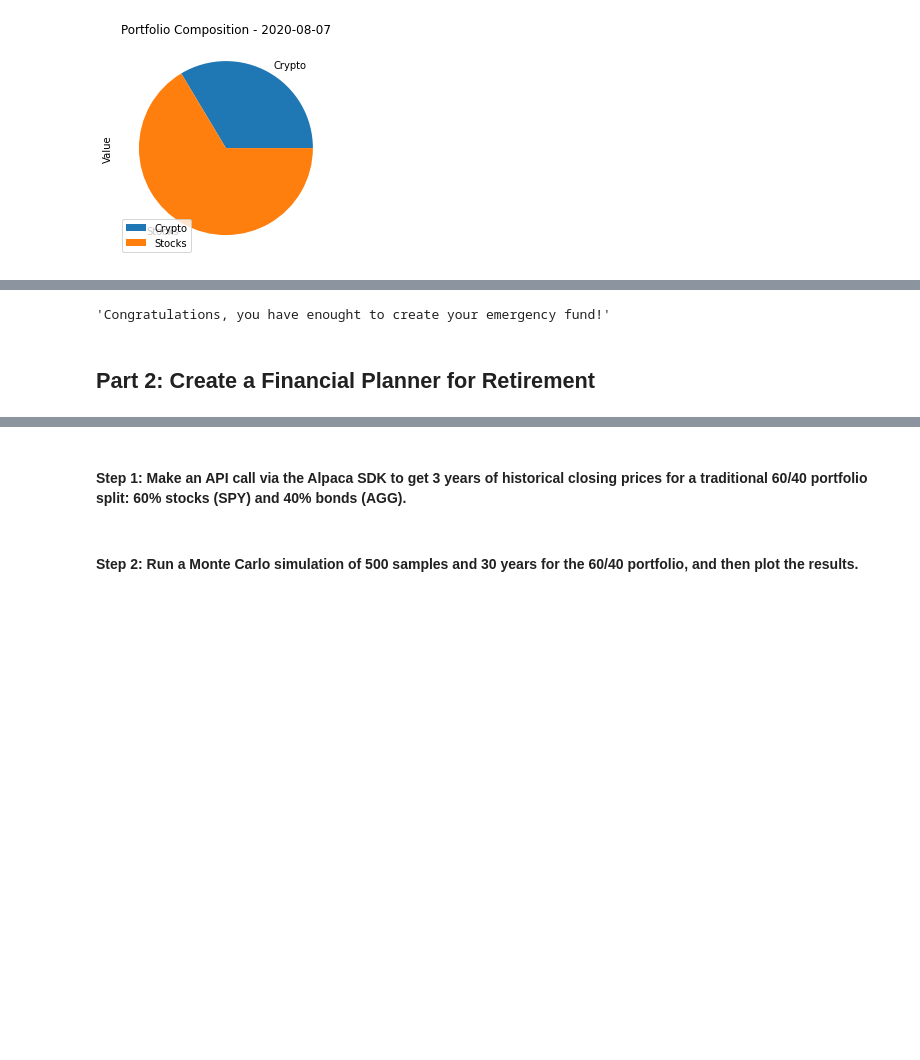
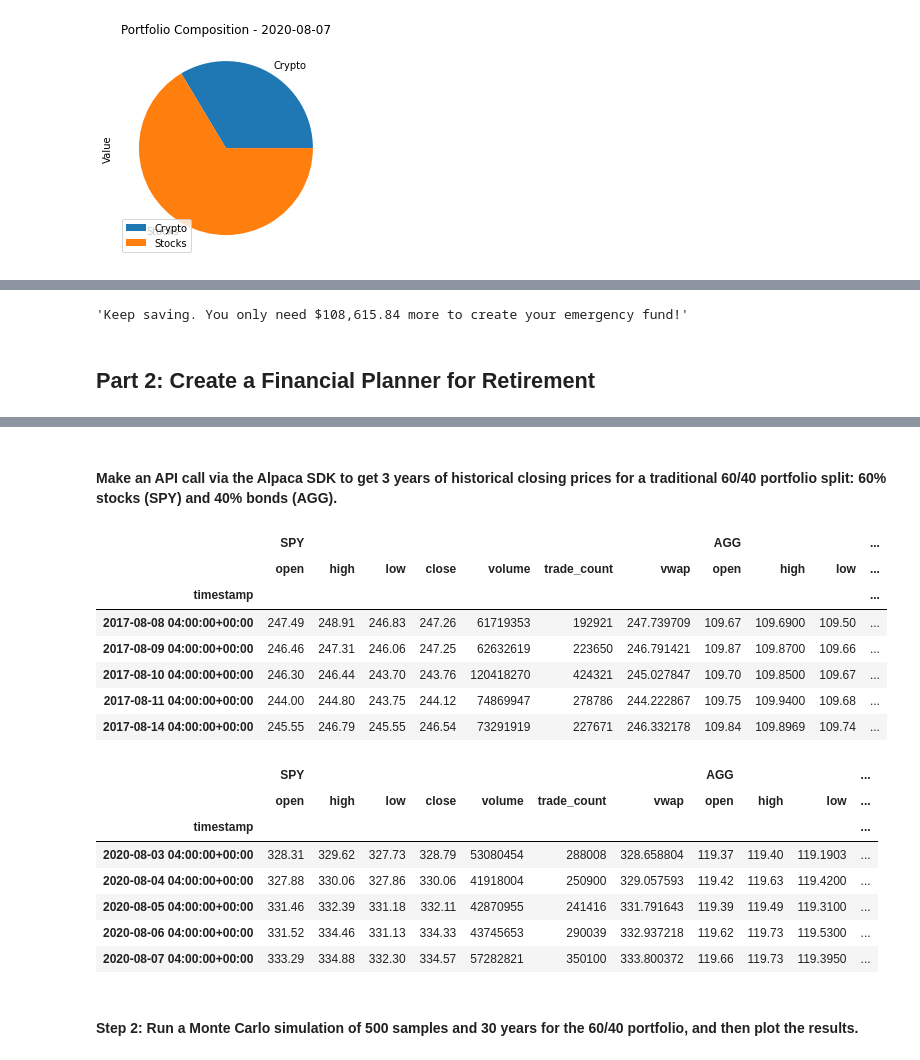
Before and after one commit to jgrichardson/emergency_and_retirement, a Jupyter notebook: financial_planning_tools.ipynb, the cells around one changed output, grey strips where cells are left out. Cells and saved outputs as stored; diff of their text form; code cells hidden in the pictures; blank space fills up the shorter version.

Commit message:
get 3 years of historical data for stocks from alpaca api

```diff
--- a/financial_planning_tools.ipynb
+++ b/financial_planning_tools.ipynb
@@ -280,9 +280,9 @@ if total_portfolio > emergency_fund_value:
 elif total_portfolio == emergency_fund_value:
     display("Congratulations, you have reached an important milestone to be able to create your emergency fund!")
 else:
-    display(print(f"Keep saving. You only need ${(emergency_fund_value - total_portfolio):,.2f} more to create your emergency fund!"))
+    display(f"Keep saving. You only need ${(emergency_fund_value - total_portfolio):,.2f} more to create your emergency fund!")
 # %% [output]
-'Congratulations, you have enought to create your emergency fund!'
+'Keep saving. You only need $108,615.84 more to create your emergency fund!'
 # %% [markdown]
 ## Part 2: Create a Financial Planner for Retirement
 # %% [markdown]
@@ -302,29 +302,49 @@ In this section, you’ll use the MCForecastTools library to create a Monte Carl
 
 4. Generate the summary statistics for the Monte Carlo simulation.
 # %% [markdown]
-#### Step 1: Make an API call via the Alpaca SDK to get 3 years of historical closing prices for a traditional 60/40 portfolio split: 60% stocks (SPY) and 40% bonds (AGG).
+#### Make an API call via the Alpaca SDK to get 3 years of historical closing prices for a traditional 60/40 portfolio split: 60% stocks (SPY) and 40% bonds (AGG).
 # %%
 # Set start and end dates of 3 years back from your current date
-# Alternatively, you can use an end date of 2020-08-07 and work 3 years back from that date
-# YOUR CODE HERE
-# YOUR CODE HERE
+
+start_date = pd.Timestamp("2017-08-08", tz="America/New_York").isoformat()
+end_date = pd.Timestamp("2020-08-07", tz="America/New_York").isoformat()
 # %%
 # Use the Alpaca get_bars function to make the API call to get the 3 years worth of pricing data
-# The tickers and timeframe parameters should have been set in Part 1 of this activity
-# The start and end dates should be updated with the information set above
-# Remember to add the df property to the end of the call so the response is returned as a DataFrame
-# YOUR CODE HERE
 
-# Reorganize the DataFrame
-# Separate ticker data
-# YOUR CODE HERE
+prices_df = alpaca.get_bars(
+    tickers,
+    timeframe,
+    start=start_date,
+    end=end_date
+).df
+
+# Reorganize the DataFrame to separate the ticker data
+SPY = prices_df[prices_df['symbol']=='SPY'].drop('symbol', axis=1)
+AGG = prices_df[prices_df['symbol']=='AGG'].drop('symbol', axis=1)
 
 # Concatenate the ticker DataFrames
-# YOUR CODE HERE
+prices_df = pd.concat([SPY, AGG], axis=1, keys=["SPY", "AGG"])
 
 # Display both the first and last five rows of the DataFrame
-# YOUR CODE HERE
-# YOUR CODE HERE
+display(prices_df.head())
+display(prices_df.tail())
+# %% [output]
+|  | SPY |  |  |  |  |  |  | AGG |  |  | ... |
+|  | open | high | low | close | volume | trade_count | vwap | open | high | low | ... |
+| timestamp |  |  |  |  |  |  |  |  |  |  | ... |
+| 2017-08-08 04:00:00+00:00 | 247.49 | 248.91 | 246.83 | 247.26 | 61719353 | 192921 | 247.739709 | 109.67 | 109.6900 | 109.50 | ... |
+| 2017-08-09 04:00:00+00:00 | 246.46 | 247.31 | 246.06 | 247.25 | 62632619 | 223650 | 246.791421 | 109.87 | 109.8700 | 109.66 | ... |
+| 2017-08-10 04:00:00+00:00 | 246.30 | 246.44 | 243.70 | 243.76 | 120418270 | 424321 | 245.027847 | 109.70 | 109.8500 | 109.67 | ... |
+| 2017-08-11 04:00:00+00:00 | 244.00 | 244.80 | 243.75 | 244.12 | 74869947 | 278786 | 244.222867 | 109.75 | 109.9400 | 109.68 | ... |
+| 2017-08-14 04:00:00+00:00 | 245.55 | 246.79 | 245.55 | 246.54 | 73291919 | 227671 | 246.332178 | 109.84 | 109.8969 | 109.74 | ... |
+|  | SPY |  |  |  |  |  |  | AGG |  |  | ... |
+|  | open | high | low | close | volume | trade_count | vwap | open | high | low | ... |
+| timestamp |  |  |  |  |  |  |  |  |  |  | ... |
+| 2020-08-03 04:00:00+00:00 | 328.31 | 329.62 | 327.73 | 328.79 | 53080454 | 288008 | 328.658804 | 119.37 | 119.40 | 119.1903 | ... |
+| 2020-08-04 04:00:00+00:00 | 327.88 | 330.06 | 327.86 | 330.06 | 41918004 | 250900 | 329.057593 | 119.42 | 119.63 | 119.4200 | ... |
+| 2020-08-05 04:00:00+00:00 | 331.46 | 332.39 | 331.18 | 332.11 | 42870955 | 241416 | 331.791643 | 119.39 | 119.49 | 119.3100 | ... |
+| 2020-08-06 04:00:00+00:00 | 331.52 | 334.46 | 331.13 | 334.33 | 43745653 | 290039 | 332.937218 | 119.62 | 119.73 | 119.5300 | ... |
+| 2020-08-07 04:00:00+00:00 | 333.29 | 334.88 | 332.30 | 334.57 | 57282821 | 350100 | 333.800372 | 119.66 | 119.73 | 119.3950 | ... |
 # %% [markdown]
 #### Step 2: Run a Monte Carlo simulation of 500 samples and 30 years for the 60/40 portfolio, and then plot the results.
 # %%
```
Also changed, not shown: parts of 1 cell of this notebook.
